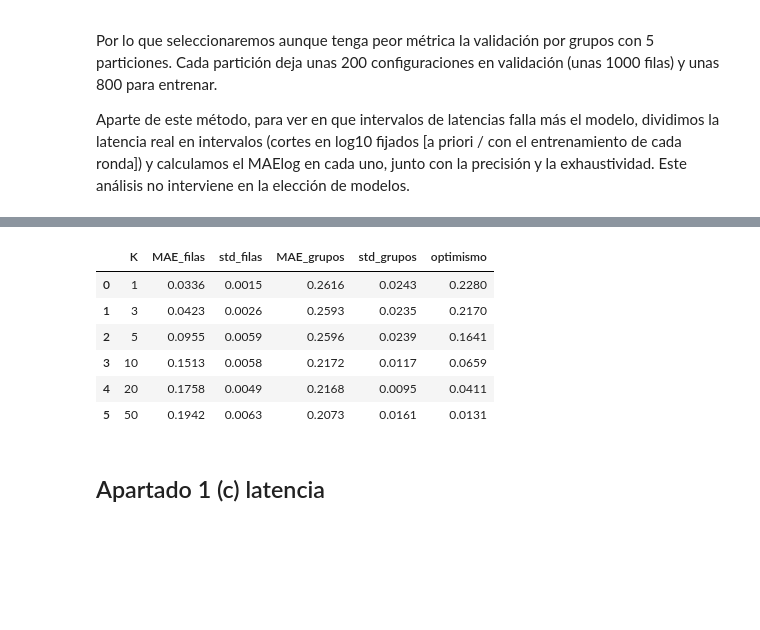
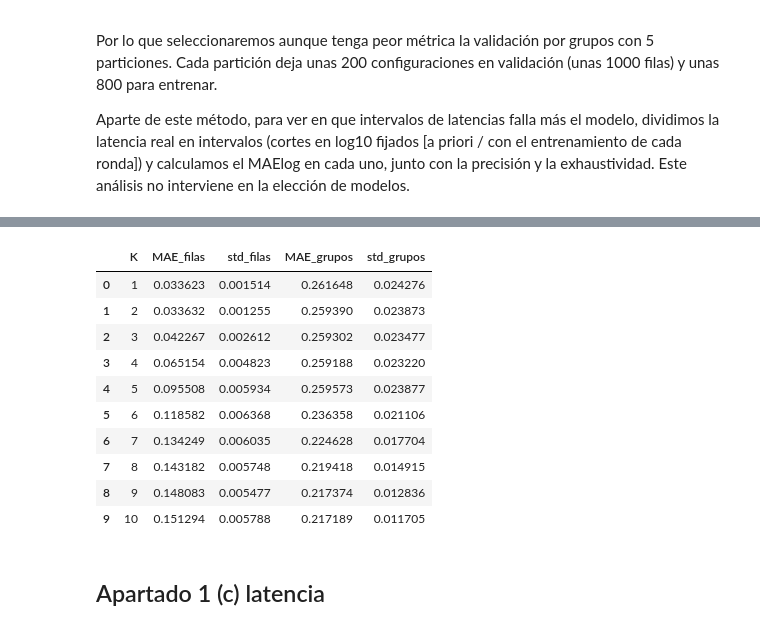
Before and after one commit to miguelang17/Practica_2, a Jupyter notebook: P2_alumnos/P2/Cuaderno/p2_grupoN.ipynb, the cells around one changed output, grey strips where cells are left out. Cells and saved outputs as stored; diff of their text form; code cells hidden in the pictures; blank space fills up the shorter version.

```diff
--- a/P2_alumnos/P2/Cuaderno/p2_grupoN.ipynb
+++ b/P2_alumnos/P2/Cuaderno/p2_grupoN.ipynb
@@ -284,13 +284,10 @@ lat["ylog"] = np.log10(lat["latency_ns"])
 # Identificamos las configuraciones
 lat["grupo"] = grupos_lat.ngroup()
 
-assert grupos_lat.size().eq(5).all()
-assert lat["grupo"].nunique() == 1000
-
 # Dividimos las configuraciones en 5 grupos según su latencia media
-media_config = lat.groupby("grupo")["ylog"].mean()
-bins = pd.qcut(media_config, 5, labels=False)
-lat["bin"] = lat["grupo"].map(bins)
+media_config = lat.groupby("grupo")["ylog"].mean() #agrupo en grupos de config y extraigo su media
+bins = pd.qcut(media_config, 5, labels=False)  #Dividimos las 1000 config en 5 grupos segun su media
+lat["bin"] = lat["grupo"].map(bins) #Asignamos a cada fila el grupo de latencia al que pertenece su configuración.
 
 X_lat = lat[configuracion]
 y_lat = lat["ylog"]
@@ -298,25 +295,15 @@ y_lat = lat["ylog"]
 # Creamos las particiones para los dos protocolos
 n_part = 5
 
-cv_filas = list(
+filas = list(
     KFold(n_splits=n_part, shuffle=True, random_state=SEMILLA).split(X_lat)
 )
 
-cv_grupos = list(
+grupos = list(
     StratifiedGroupKFold(
         n_splits=n_part, shuffle=True, random_state=SEMILLA
     ).split(X_lat, lat["bin"], lat["grupo"])
 )
-
-# Comprobamos que no haya configuraciones repetidas entre train y validación
-for i, (train, val) in enumerate(cv_grupos, 1):
-    grupos_train = set(lat.iloc[train]["grupo"])
-    grupos_val = set(lat.iloc[val]["grupo"])
-
-    assert grupos_train.isdisjoint(grupos_val)
-
-    print(f"Partición {i}: {len(grupos_val)} configuraciones "
-          f"({len(val)} filas) en validación")
 
 
 # Función para crear el modelo KNN con su preprocesamiento
@@ -325,51 +312,29 @@ def crear_knn(k):
         ("numericas", StandardScaler(), numericas),
         ("nominales", OneHotEncoder(handle_unknown="ignore"), nominales)
     ])
-
     modelo = Pipeline([
         ("preprocesamiento", preprocesamiento),
         ("knn", KNeighborsRegressor(n_neighbors=k))
     ])
-
     return modelo
-
 
 # Calculamos el MAE en escala logarítmica para cada partición
 def calcular_mae(k, particiones):
-    resultados = cross_val_score(
-        crear_knn(k),
-        X_lat,
-        y_lat,
-        cv=particiones,
-        scoring="neg_mean_absolute_error"
-    )
-
+    resultados = cross_val_score(crear_knn(k), X_lat,y_lat,cv=particiones,scoring="neg_mean_absolute_error" )
     return -resultados
 
 
 # Comparamos los dos protocolos para distintos valores de K
 resultados = []
 
-for k in [1, 3, 5, 10, 20, 50]:
+for k in [1,2,3,4,5,6,7,8,9,10]:
+    mae_filas = calcular_mae(k, filas)
 
-    mae_filas = calcular_mae(k, cv_filas)
-    mae_grupos = calcular_mae(k, cv_grupos)
+    mae_grupos = calcular_mae(k, grupos)
 
-    resultados.append({
-        "K": k,
-        "MAE_filas": mae_filas.mean(),
-        "std_filas": mae_filas.std(),
-        "MAE_grupos": mae_grupos.mean(),
-        "std_grupos": mae_grupos.std()
-    })
+    resultados.append({ "K": k, "MAE_filas": mae_filas.mean(),"std_filas": mae_filas.std(),
+                       "MAE_grupos": mae_grupos.mean(),"std_grupos": mae_grupos.std() })
 
 comparacion_protocolos = pd.DataFrame(resultados)
-
-# Diferencia entre ambos resultados
-comparacion_protocolos["optimismo"] = (
-    comparacion_protocolos["MAE_grupos"] -
-    comparacion_protocolos["MAE_filas"]
-)
-
-comparacion_protocolos.round(4)
+comparacion_protocolos
 # %% [output]
@@ -381,10 +341,14 @@ Partición 5: 200 configuraciones (1000 filas) en validación
-|  | K | MAE_filas | std_filas | MAE_grupos | std_grupos | optimismo |
-| 0 | 1 | 0.0336 | 0.0015 | 0.2616 | 0.0243 | 0.2280 |
-| 1 | 3 | 0.0423 | 0.0026 | 0.2593 | 0.0235 | 0.2170 |
-| 2 | 5 | 0.0955 | 0.0059 | 0.2596 | 0.0239 | 0.1641 |
-| 3 | 10 | 0.1513 | 0.0058 | 0.2172 | 0.0117 | 0.0659 |
-| 4 | 20 | 0.1758 | 0.0049 | 0.2168 | 0.0095 | 0.0411 |
-| 5 | 50 | 0.1942 | 0.0063 | 0.2073 | 0.0161 | 0.0131 |
+|  | K | MAE_filas | std_filas | MAE_grupos | std_grupos |
+| 0 | 1 | 0.033623 | 0.001514 | 0.261648 | 0.024276 |
+| 1 | 2 | 0.033632 | 0.001255 | 0.259390 | 0.023873 |
+| 2 | 3 | 0.042267 | 0.002612 | 0.259302 | 0.023477 |
+| 3 | 4 | 0.065154 | 0.004823 | 0.259188 | 0.023220 |
+| 4 | 5 | 0.095508 | 0.005934 | 0.259573 | 0.023877 |
+| 5 | 6 | 0.118582 | 0.006368 | 0.236358 | 0.021106 |
+| 6 | 7 | 0.134249 | 0.006035 | 0.224628 | 0.017704 |
+| 7 | 8 | 0.143182 | 0.005748 | 0.219418 | 0.014915 |
+| 8 | 9 | 0.148083 | 0.005477 | 0.217374 | 0.012836 |
+| 9 | 10 | 0.151294 | 0.005788 | 0.217189 | 0.011705 |
 # %% [markdown]
 ## Apartado 1 (c) latencia
 # %% [markdown]
```
Also changed, not shown: parts of 1 cell of this notebook.
